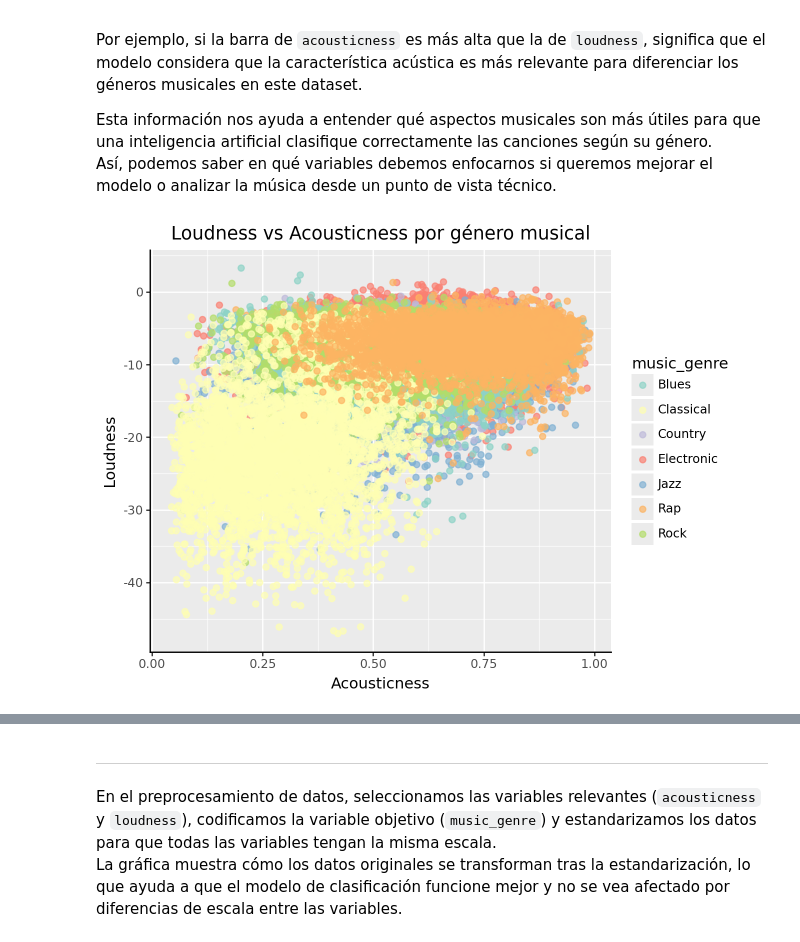
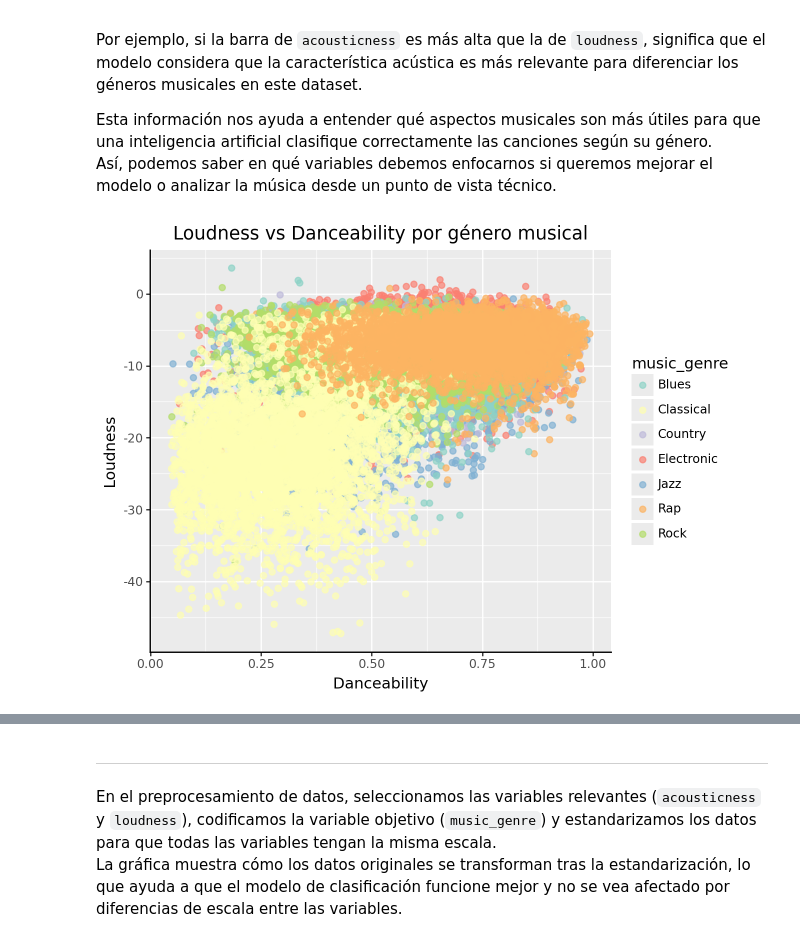
Before and after one commit to NoeRodriguez2104/Trabajo-IA-1, a Jupyter notebook: proyecto_musica.ipynb, the cells around one changed output, grey strips where cells are left out. Cells and saved outputs as stored; diff of their text form; code cells hidden in the pictures.

```diff
--- a/proyecto_musica.ipynb
+++ b/proyecto_musica.ipynb
@@ -76,26 +125,26 @@ Así, podemos saber en qué variables debemos enfocarnos si queremos mejorar el
 # %%
 from plotnine import ggplot, aes, geom_jitter, labs, theme, element_line, scale_color_brewer
 import pandas as pd
 
 # Leer CSV filtrado
 df_filtrado = pd.read_csv("dataset/fdata.csv")
 
-
-plot = (
+plot = (#aqui cambie por danceability porque
     ggplot(df_filtrado, aes(x='danceability', y='loudness', color='music_genre'))
     + geom_jitter(width=0.02, height=0.5, size=2, alpha=0.7)  # Jitter para separar puntos
     + scale_color_brewer(type='qual', palette='Set3')         # Paleta de colores variada
-    + labs(title='Loudness vs Acousticness por género musical',
-           x='Acousticness', y='Loudness')
+    + labs(title='Loudness vs Danceability por género musical',  # aqui cambie el titulo porque lo q estabamos realmente usado era la   danceability PERO SI QUIEREN CAMBIAR LO PUEDEN HACER tocaria cambiar en el resto del codigo tambien
+           x='Danceability', y='Loudness')
     + theme(
         axis_line_x=element_line(color='black', size=1),
         axis_line_y=element_line(color='black', size=1)
     )
 )
+
 # Mostrar gráfico en el notebook
 plot
 # %% [output]
-[figure, old version]
+[figure, new version]
 # %%
 from plotnine import ggplot, aes, geom_jitter, labs, theme, element_line, scale_color_brewer
 import pandas as pd
```
Also changed, not shown: parts of 15 cells of this notebook, 1 other file.
